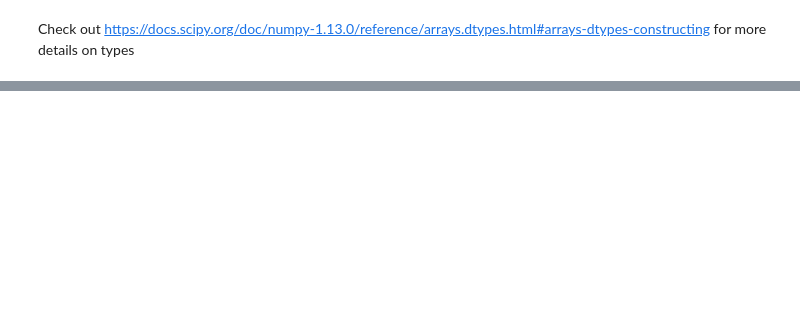
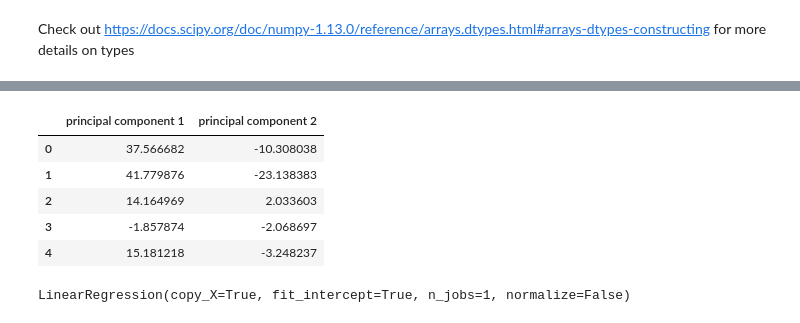
Before and after one commit to MoreCoffee12/SpectrumML, a Jupyter notebook: spectrum_africa.ipynb, the cells around one changed output, grey strips where cells are left out. Saved outputs shown, nothing was run; the diff lists cells and outputs as text; code cells hidden in the pictures; blank space fills up the shorter version.

```diff
--- a/spectrum_africa.ipynb
+++ b/spectrum_africa.ipynb
@@ -810,0 +93,13 @@ Fine TDC Offset: 38.00 deg
+# %%
+df_principal.head()
+# %% [output]
+|  | principal component 1 | principal component 2 |
+| 0 | 37.566682 | -10.308038 |
+| 1 | 41.779876 | -23.138383 |
+| 2 | 14.164969 | 2.033603 |
+| 3 | -1.857874 | -2.068697 |
+| 4 | 15.181218 | -3.248237 |
+# %%
+lm.fit(df_final[lst_train_x].values, df_final[lst_train_y].values)
+# %% [output]
+LinearRegression(copy_X=True, fit_intercept=True, n_jobs=1, normalize=False)
```
Also changed, not shown: parts of 90 cells of this notebook.
